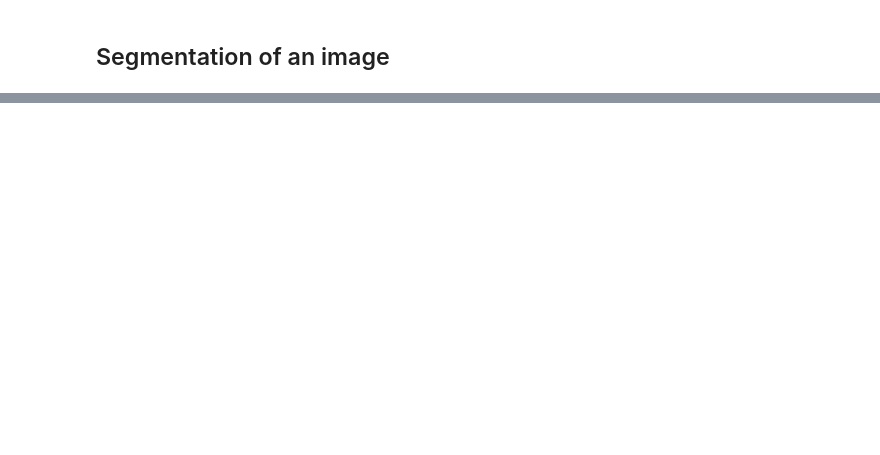
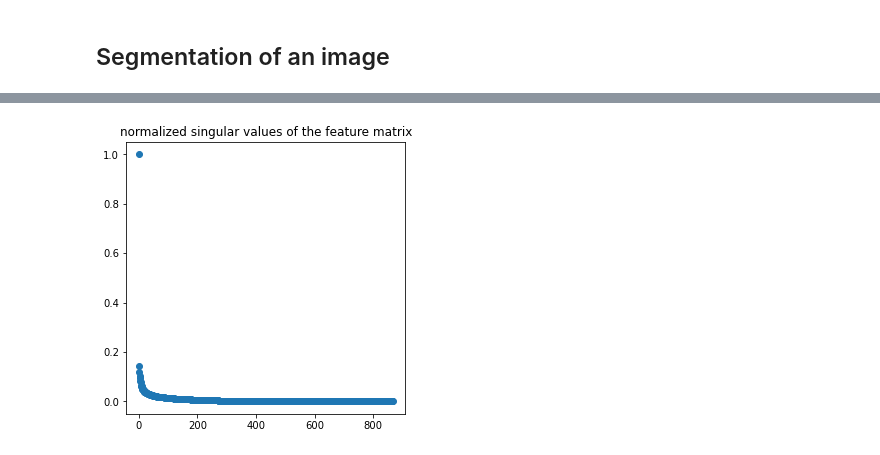
Before and after one commit to ashegde/HighDimDataAnalysisExamples, a Jupyter notebook: HighDimDataAnalysis/ImageSegmentationViaLossyCoding/SegmentationViaRateReduction.ipynb, the cells around one changed output, grey strips where cells are left out. Saved outputs shown, nothing was run; the diff lists cells and outputs as text; code cells hidden in the pictures; blank space fills up the shorter version.

```diff
--- a/HighDimDataAnalysis/ImageSegmentationViaLossyCoding/SegmentationViaRateReduction.ipynb
+++ b/HighDimDataAnalysis/ImageSegmentationViaLossyCoding/SegmentationViaRateReduction.ipynb
@@ -191,0 +280,24 @@ plt.show()
+# %%
+fvec = extractFeatures((row_sample[0], col_sample[0]), im)
+feature_dim = fvec.shape[0]
+feature_vectors = np.zeros((feature_dim, N)) #feature vectors stored as columns
+feature_vectors[:,0] = fvec
+
+for p in range(1,N):
+    fvec = extractFeatures((row_sample[p], col_sample[p]), im)
+    feature_vectors[:,p] = fvec
+# %%
+## PCA for dimension reduction in feature space
+U, s, Vt = np.linalg.svd(feature_vectors, full_matrices=True)
+fig, ax = plt.subplots(figsize=(5,5))
+plt.scatter(range(len(s)),s/np.max(s))
+plt.title('normalized singular values of the feature matrix')
+plt.show()
+
+# F = [f1,...,fN] = USV' = $_i s_i u_iv_i'
+
+# min_a ||fi - Ua||^2 = min_a ||[$_j s_j u_j v_j']_i - a||^2
+#                   = min_a $_{j=1:n} ( [U*fi]_j - a_j)^2
+#                   = min_a $_{j=1:n} ( U_j*fi - a_j)^2
+# %% [output]
+[figure, added]
```
Also changed, not shown: parts of 26 cells of this notebook, 4 other files.
